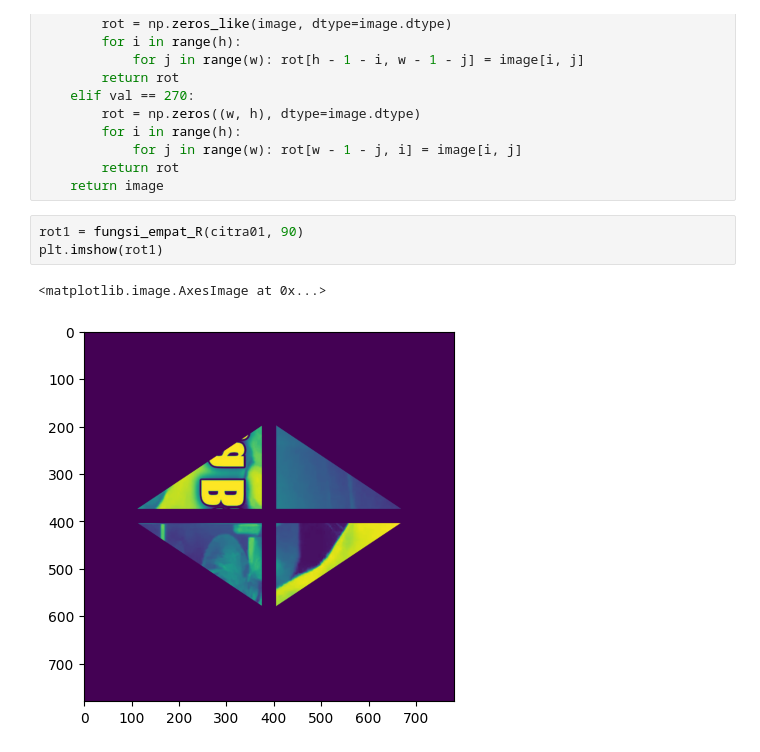
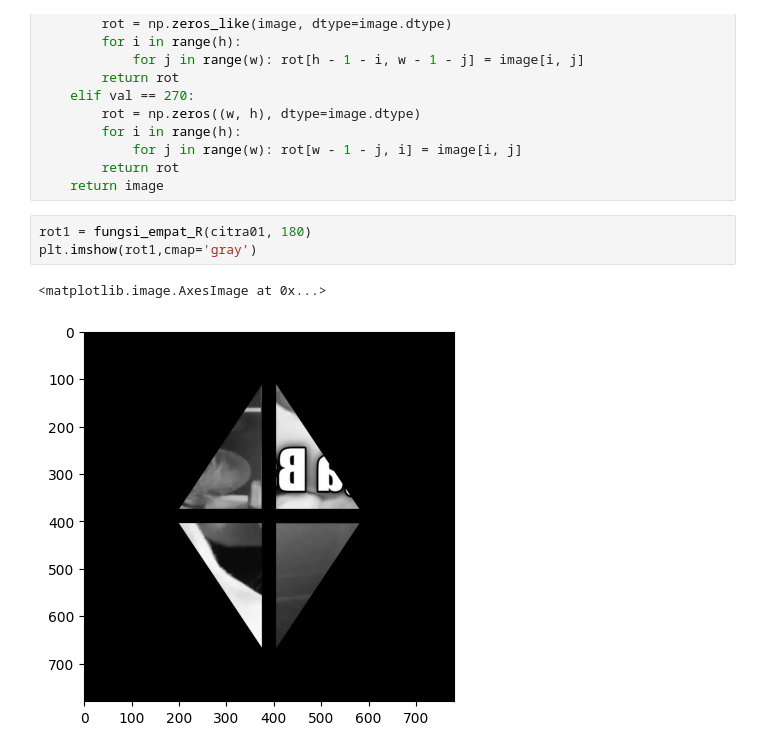
Before and after one commit to praktikum-pcd-2026/kelompok6-jurnal-modul-1-wimarprakasa130-del, a Jupyter notebook: mod1.ipynb, the cells around one changed output. Saved outputs shown, nothing was run; the diff lists cells and outputs as text.

```diff
--- a/mod1.ipynb
+++ b/mod1.ipynb
@@ -36,8 +36,8 @@ def fungsi_empat_R(image, val):
         return rot
     return image
 # %%
-rot1 = fungsi_empat_R(citra01, 90)
-plt.imshow(rot1)
+rot1 = fungsi_empat_R(citra01, 180)
+plt.imshow(rot1,cmap='gray')
 # %% [output]
 <matplotlib.image.AxesImage at 0x...>
-[figure, old version]
+[figure, new version]
```
Also changed, not shown: parts of 17 cells of this notebook.
